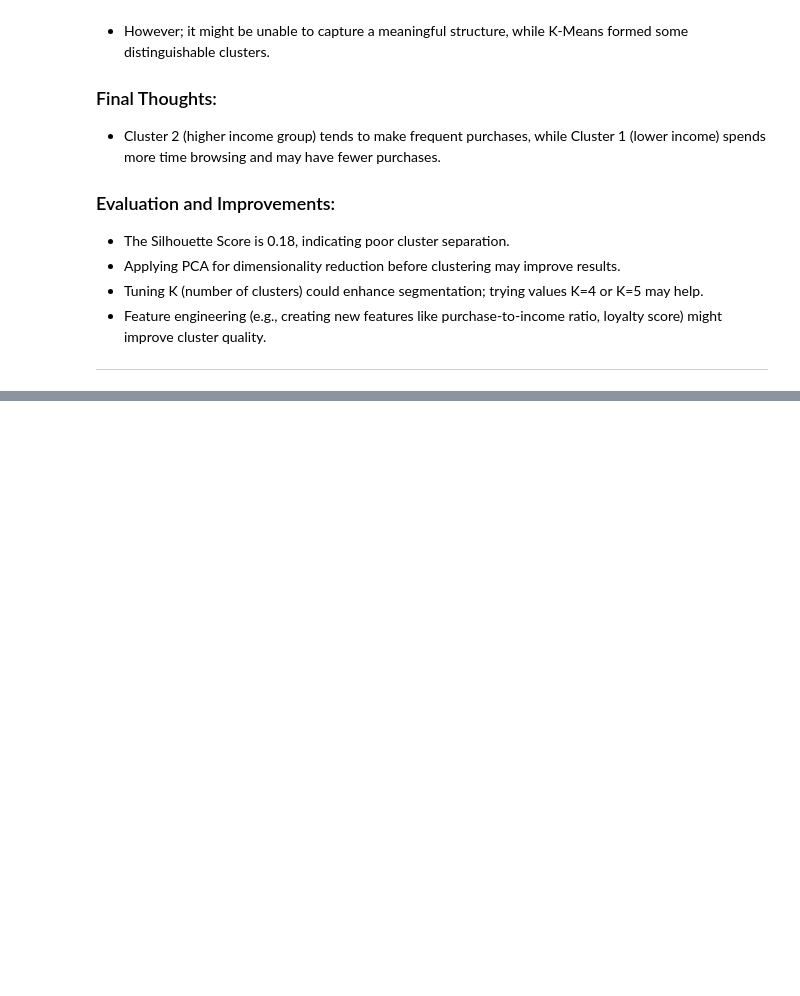
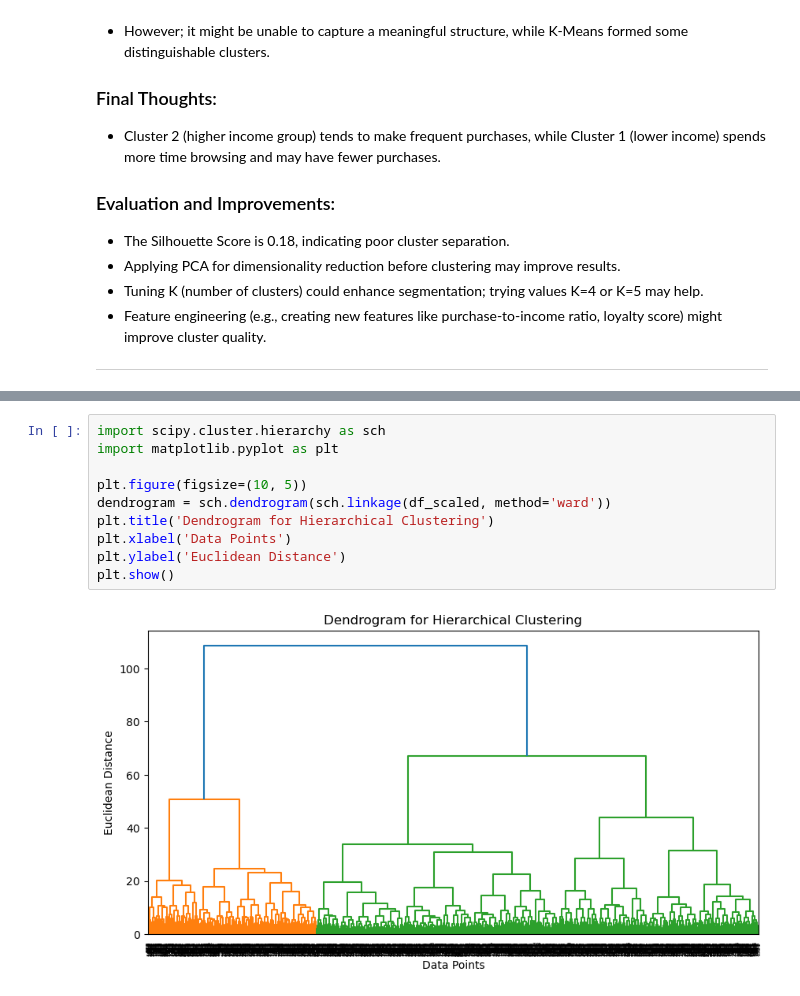
Before and after one commit to hoshangsheth/customer-segmentation-kmeans, a Jupyter notebook: notebooks/model.ipynb, the cells around one changed output, grey strips where cells are left out. Saved outputs shown, nothing was run; the diff lists cells and outputs as text; blank space fills up the shorter version.

Commit message:
Add files via upload
Updated the changes to Determine Optimal Number of Clusters

```diff
--- a/notebooks/model.ipynb
+++ b/notebooks/model.ipynb
@@ -482,0 +496,12 @@ df.groupby('K-Means_Cluster').mean().round(2)
+# %%
+import scipy.cluster.hierarchy as sch
+import matplotlib.pyplot as plt
+
+plt.figure(figsize=(10, 5))
+dendrogram = sch.dendrogram(sch.linkage(df_scaled, method='ward'))
+plt.title('Dendrogram for Hierarchical Clustering')
+plt.xlabel('Data Points')
+plt.ylabel('Euclidean Distance')
+plt.show()
+# %% [output]
+[figure, added]
```
Also changed, not shown: parts of 37 cells of this notebook.
